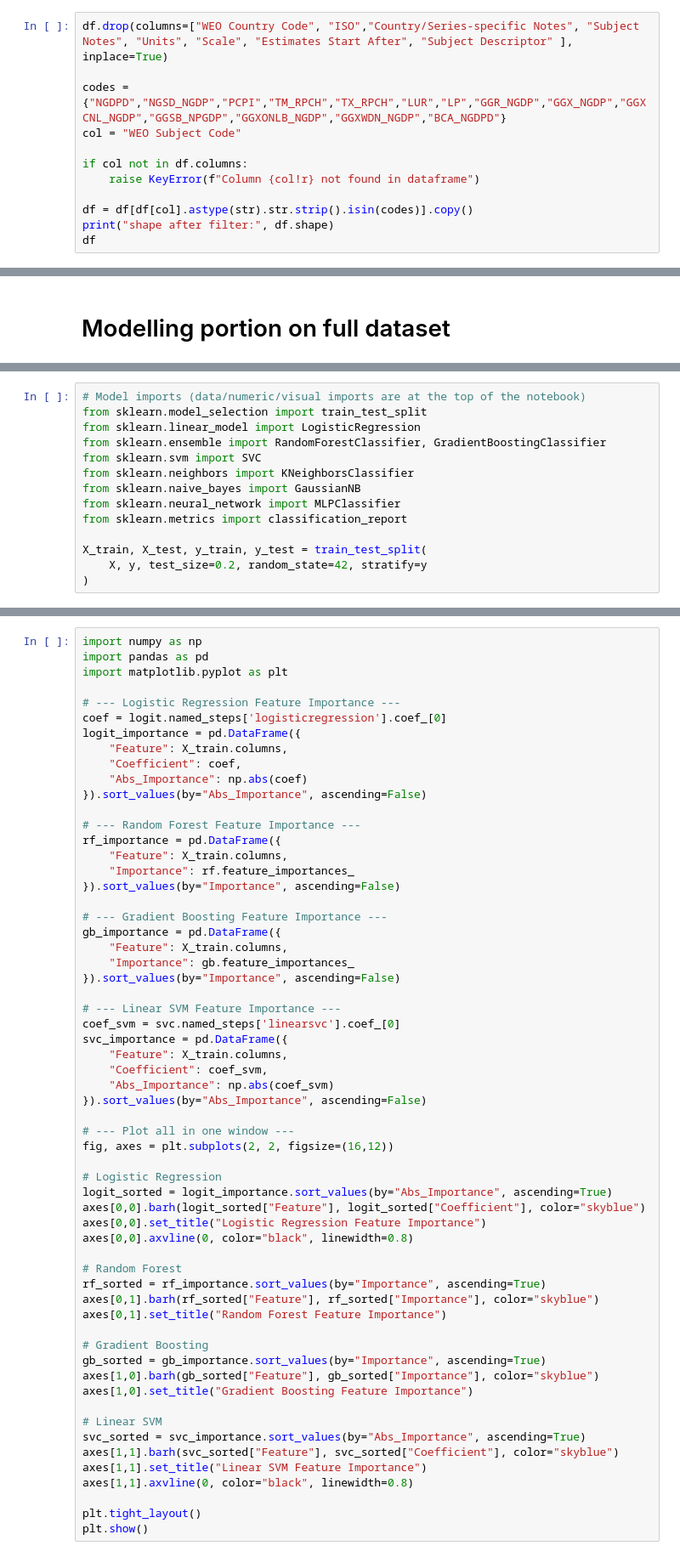
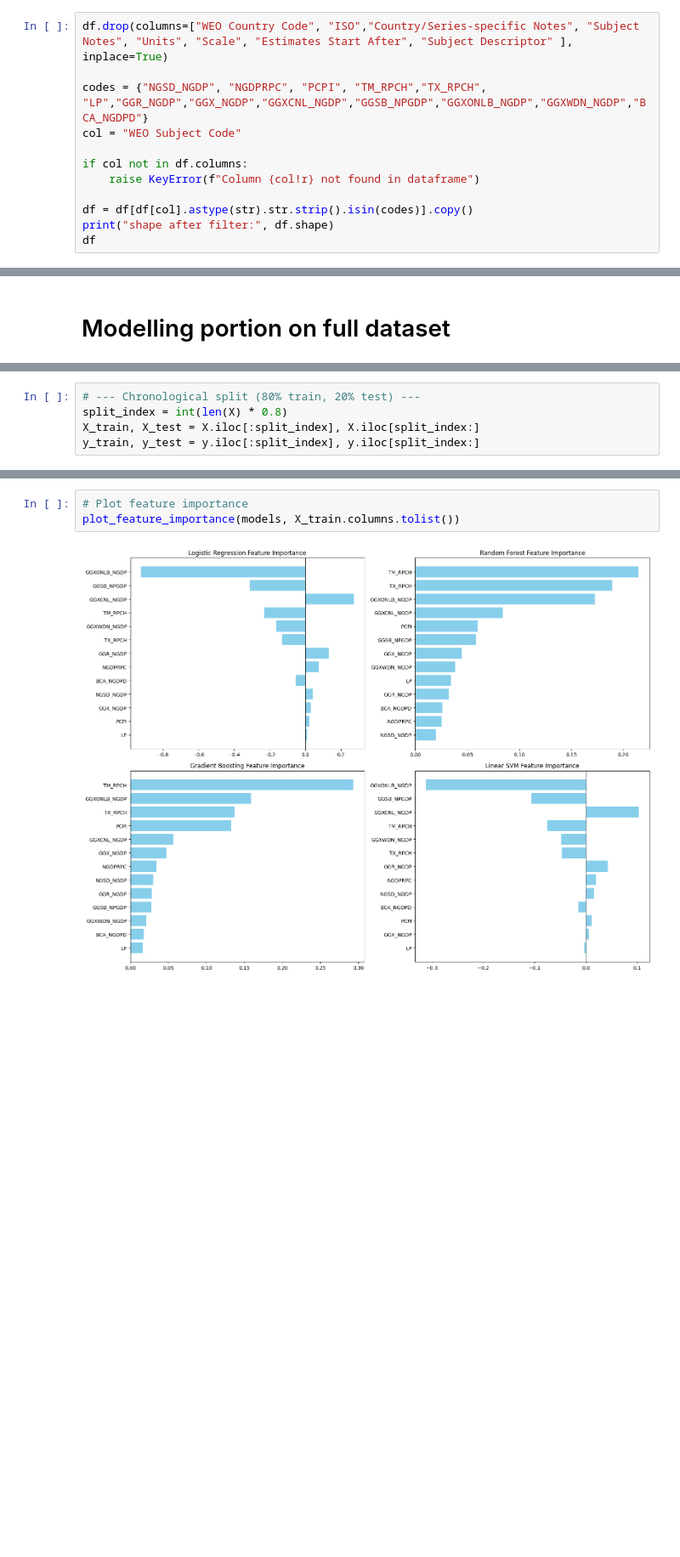
Before and after one commit to ningerdinger/Machine_Learning, a Jupyter notebook: Final_product.ipynb, the cells around one changed output, grey strips where cells are left out. Shown at 85% size. Saved outputs shown, nothing was run; the diff lists cells and outputs as text; blank space fills up the shorter version.

```diff
--- a/Final_product.ipynb
+++ b/Final_product.ipynb
@@ -52,7 +87,7 @@ Lets drop unnecessary columns
 # %%
 df.drop(columns=["WEO Country Code", "ISO","Country/Series-specific Notes", "Subject Notes", "Units", "Scale", "Estimates Start After", "Subject Descriptor" ], inplace=True)
 
-codes = {"NGDPD","NGSD_NGDP","PCPI","TM_RPCH","TX_RPCH","LUR","LP","GGR_NGDP","GGX_NGDP","GGXCNL_NGDP","GGSB_NPGDP","GGXONLB_NGDP","GGXWDN_NGDP","BCA_NGDPD"}
+codes = {"NGSD_NGDP", "NGDPRPC", "PCPI", "TM_RPCH","TX_RPCH", "LP","GGR_NGDP","GGX_NGDP","GGXCNL_NGDP","GGSB_NPGDP","GGXONLB_NGDP","GGXWDN_NGDP","BCA_NGDPD"}
 col = "WEO Subject Code"
 
 if col not in df.columns:
@@ -163,15 +472,6 @@ y = df_filtered["Global_Recession"]                           # target
 # %%
-# Model imports (data/numeric/visual imports are at the top of the notebook)
-from sklearn.model_selection import train_test_split
-from sklearn.linear_model import LogisticRegression
-from sklearn.ensemble import RandomForestClassifier, GradientBoostingClassifier
-from sklearn.svm import SVC
-from sklearn.neighbors import KNeighborsClassifier
-from sklearn.naive_bayes import GaussianNB
-from sklearn.neural_network import MLPClassifier
-from sklearn.metrics import classification_report
-
-X_train, X_test, y_train, y_test = train_test_split(
-    X, y, test_size=0.2, random_state=42, stratify=y
-)
+# --- Chronological split (80% train, 20% test) ---
+split_index = int(len(X) * 0.8)
+X_train, X_test = X.iloc[:split_index], X.iloc[split_index:]
+y_train, y_test = y.iloc[:split_index], y.iloc[split_index:]
 # %%
@@ -257,61 +491,6 @@ print(summary_df)
 # %%
-import numpy as np
-import pandas as pd
-import matplotlib.pyplot as plt
-
-# --- Logistic Regression Feature Importance ---
-coef = logit.named_steps['logisticregression'].coef_[0]
-logit_importance = pd.DataFrame({
-    "Feature": X_train.columns,
-    "Coefficient": coef,
-    "Abs_Importance": np.abs(coef)
-}).sort_values(by="Abs_Importance", ascending=False)
-
-# --- Random Forest Feature Importance ---
-rf_importance = pd.DataFrame({
-    "Feature": X_train.columns,
-    "Importance": rf.feature_importances_
-}).sort_values(by="Importance", ascending=False)
-
-# --- Gradient Boosting Feature Importance ---
-gb_importance = pd.DataFrame({
-    "Feature": X_train.columns,
-    "Importance": gb.feature_importances_
-}).sort_values(by="Importance", ascending=False)
-
-# --- Linear SVM Feature Importance ---
-coef_svm = svc.named_steps['linearsvc'].coef_[0]
-svc_importance = pd.DataFrame({
-    "Feature": X_train.columns,
-    "Coefficient": coef_svm,
-    "Abs_Importance": np.abs(coef_svm)
-}).sort_values(by="Abs_Importance", ascending=False)
-
-# --- Plot all in one window ---
-fig, axes = plt.subplots(2, 2, figsize=(16,12))
-
-# Logistic Regression
-logit_sorted = logit_importance.sort_values(by="Abs_Importance", ascending=True)
-axes[0,0].barh(logit_sorted["Feature"], logit_sorted["Coefficient"], color="skyblue")
-axes[0,0].set_title("Logistic Regression Feature Importance")
-axes[0,0].axvline(0, color="black", linewidth=0.8)
-
-# Random Forest
-rf_sorted = rf_importance.sort_values(by="Importance", ascending=True)
-axes[0,1].barh(rf_sorted["Feature"], rf_sorted["Importance"], color="skyblue")
-axes[0,1].set_title("Random Forest Feature Importance")
-
-# Gradient Boosting
-gb_sorted = gb_importance.sort_values(by="Importance", ascending=True)
-axes[1,0].barh(gb_sorted["Feature"], gb_sorted["Importance"], color="skyblue")
-axes[1,0].set_title("Gradient Boosting Feature Importance")
-
-# Linear SVM
-svc_sorted = svc_importance.sort_values(by="Abs_Importance", ascending=True)
-axes[1,1].barh(svc_sorted["Feature"], svc_sorted["Coefficient"], color="skyblue")
-axes[1,1].set_title("Linear SVM Feature Importance")
-axes[1,1].axvline(0, color="black", linewidth=0.8)
-
-plt.tight_layout()
-plt.show()
+# Plot feature importance
+plot_feature_importance(models, X_train.columns.tolist())
+# %% [output]
+[figure, added]
 # %%
```
Also changed, not shown: parts of 34 cells of this notebook.
